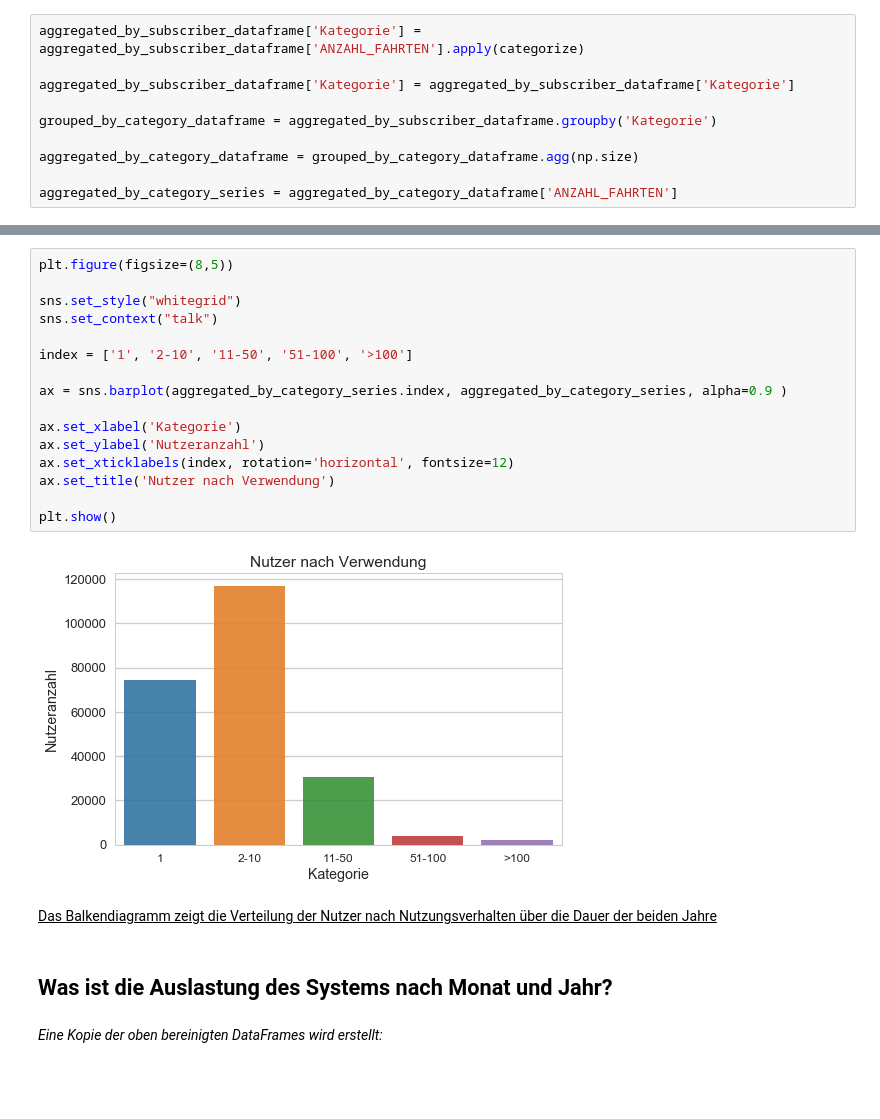
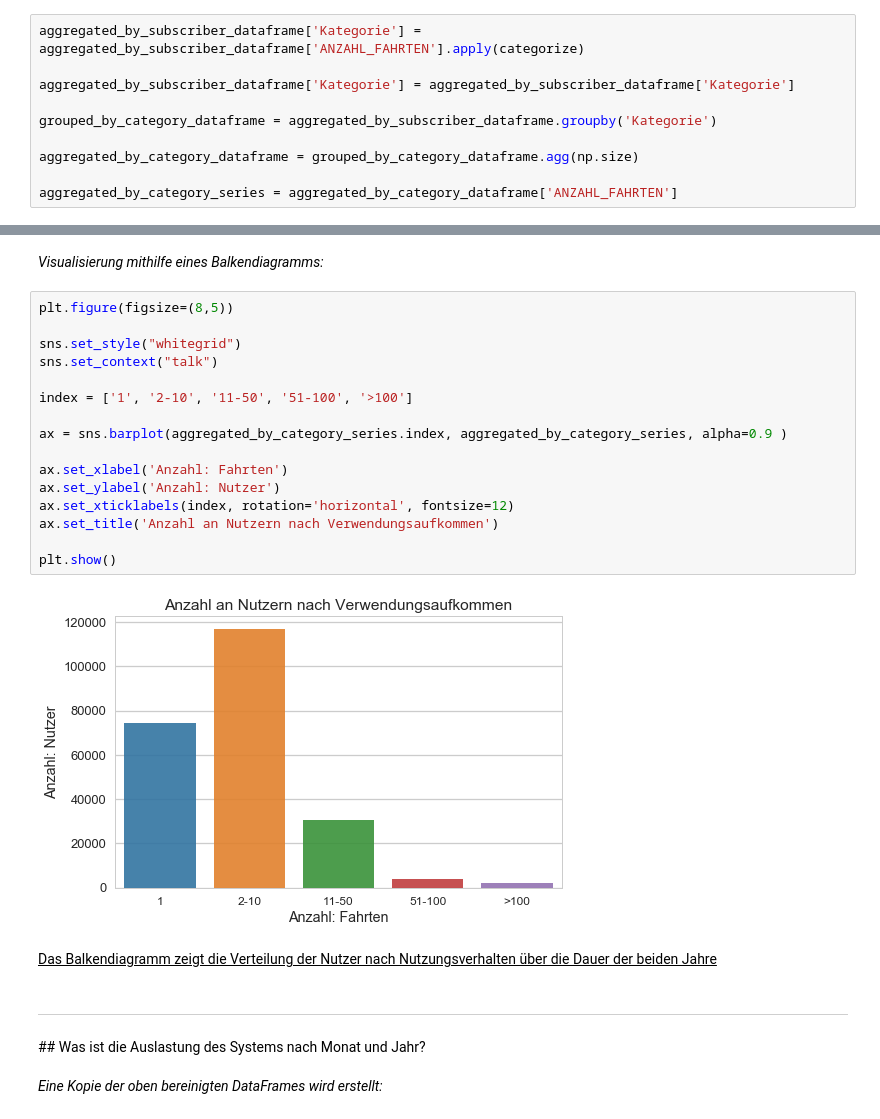
Before and after one commit to Schnitzelmeister/BA, a Jupyter notebook: Jupyter Notebooks/CityBike Wien Datenauswertung.ipynb, the cells around one changed output, grey strips where cells are left out. Cells and saved outputs as stored; diff of their text form; blank space fills up the shorter version.

```diff
--- a/Jupyter Notebooks/CityBike Wien Datenauswertung.ipynb
+++ b/Jupyter Notebooks/CityBike Wien Datenauswertung.ipynb
@@ -365,24 +446,27 @@ aggregated_by_category_series = aggregated_by_category_dataframe['ANZAHL_FAHRTEN
+# %% [markdown]
+<i>Visualisierung mithilfe eines Balkendiagramms:</i>
 # %%
 plt.figure(figsize=(8,5))
 
 sns.set_style("whitegrid")
 sns.set_context("talk")
 
 index = ['1', '2-10', '11-50', '51-100', '>100']
 
 ax = sns.barplot(aggregated_by_category_series.index, aggregated_by_category_series, alpha=0.9 )
 
-ax.set_xlabel('Kategorie')
-ax.set_ylabel('Nutzeranzahl')
+ax.set_xlabel('Anzahl: Fahrten')
+ax.set_ylabel('Anzahl: Nutzer')
 ax.set_xticklabels(index, rotation='horizontal', fontsize=12)
-ax.set_title('Nutzer nach Verwendung')
+ax.set_title('Anzahl an Nutzern nach Verwendungsaufkommen')
 
 plt.show()
 # %% [output]
-[figure, old version]
+[figure, new version]
 # %% [markdown]
 <u>Das Balkendiagramm zeigt die Verteilung der Nutzer nach Nutzungsverhalten über die Dauer der beiden Jahre</u>
 # %% [markdown]
+<hr/>
 ## Was ist die Auslastung des Systems nach Monat und Jahr?
 # %% [markdown]
 <i>Eine Kopie der oben bereinigten DataFrames wird erstellt:</i>
```
Also changed, not shown: parts of 56 cells of this notebook, 1 other file.
